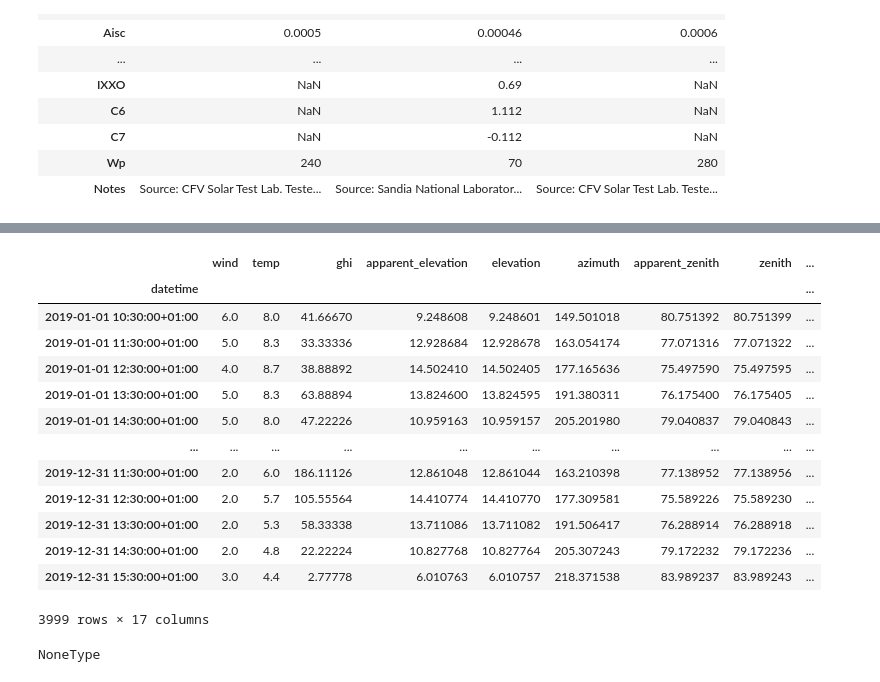
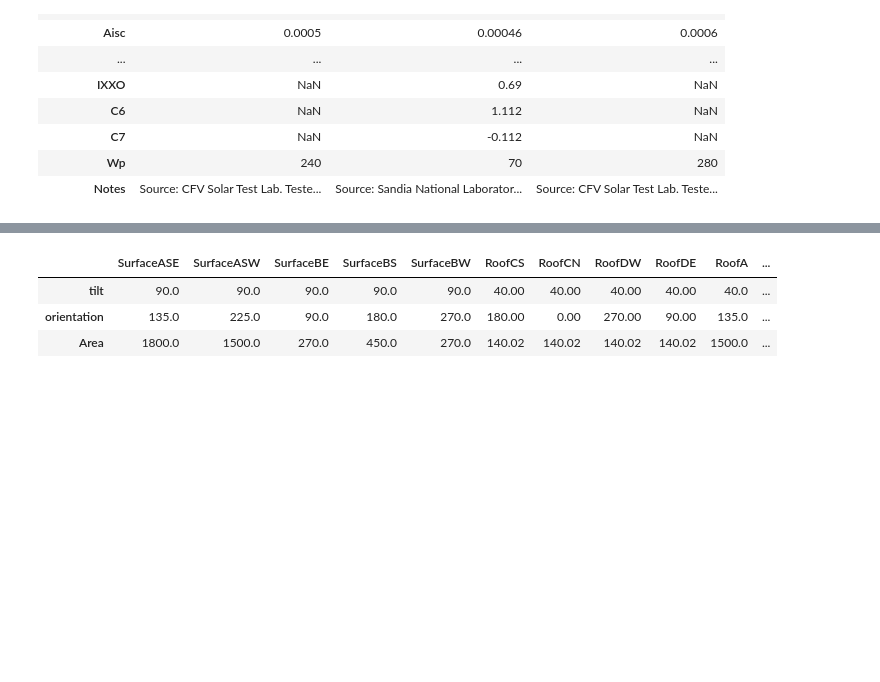
Before and after one commit to ncgarrood/utrechtsmartdistricpartA, a Jupyter notebook: TestingGround.ipynb, the cells around one changed output, grey strips where cells are left out. Cells and saved outputs as stored; diff of their text form; code cells hidden in the pictures; blank space fills up the shorter version.

```diff
--- a/TestingGround.ipynb
+++ b/TestingGround.ipynb
@@ -239,73 +217,68 @@ def get_aoi(Surfaces_angles_areas:dict, location_data, surface):
 
 def get_sapm_effective(location_data, ModuleParameters, surface, module):
 
-    location_data = location_data.dropna()
-
     poa_direct = location_data[surface+'_poa_direct']
     poa_diffuse = location_data[surface+'_poa_diffuse']
     airmass_absolute = location_data[surface+'_abs_airmass']
     aoi = location_data[surface+'_aoi']
     module = ModuleParameters[module]
 
     sapm_parameters = sapm_effective_irradiance(poa_direct, poa_diffuse, airmass_absolute, aoi, module)
+    return sapm_parameters
+
+def get_sapm_cell(location_data, ModuleParameters, surface, module):
+
+    poa_global = location_data[surface+'_poa_global']
+    temp_air = location_data.temp
+    wind_speed = location_data.wind
+    a =  ModuleParameters[module]['A']
+    b =  ModuleParameters[module]['B']
+    deltaT = ModuleParameters[module]['DTC']
+    irrad_ref=1000.0
+
+    sapm_cell_data = sapm_cell(poa_global, temp_air, wind_speed, a, b, deltaT, irrad_ref=1000.0)
+    return sapm_cell_data
+
 
 
 def get_DC_output(location_data:pd.DataFrame, Surfaces_angles_areas:dict, all_surface_POA_data, surface, module):
 
     apparent_zenith = location_data.apparent_zenith
     #add the dhi, aoi to the location_data df.
     sr_aoi = get_aoi(Surfaces_angles_areas, location_data, surface)
     sr_aoi.rename(surface+'_aoi', inplace = True)
     location_data = location_data.assign(dhi_from_dni = lambda df: df.ghi  - np.cos(np.deg2rad(df.zenith))*df.dirindex_DNI)
     location_data = location_data.merge(sr_aoi, left_index=True, right_index=True, how= 'left')
 
     # and relative and abs airmass
     location_data[surface+'_rel_airmass'] = get_relative_airmass(apparent_zenith)
     location_data[surface+'_abs_airmass'] =  get_absolute_airmass(location_data[surface+'_rel_airmass'])
 
     #add the POA data previously defined
     location_data = location_data.merge(all_surface_POA_data.loc[:,[x for x in all_surface_POA_data.columns if surface in x]], left_index=True, right_index=True, how= 'left')
 
     #add the SAPM Effective Irradiance Output
+    sapm_eff_irr = (get_sapm_effective(location_data, ModuleParameters, surface, module))
+    location_data[surface+'_SAPM_eff_irr'] = sapm_eff_irr
 
-    #sapm_parameters = (get_sapm_effective(location_data, ModuleParameters, surface, module))
-    #location_data[surface+'_SAPM']
+    #add the SAPM Cell info
+    sapm_celltemp = get_sapm_cell(location_data, ModuleParameters, surface, module)
+    location_data[surface+'_SAPM_cell_temp'] = sapm_celltemp
+
+    #calculate the power output
+    effective_irradiance =  location_data[surface+'_SAPM_eff_irr']
+    temp_cell = location_data[surface+'_SAPM_cell_temp']
+    module = ModuleParameters[module]
+    power_df = sapm(effective_irradiance, temp_cell, module)
+
+    location_data[surface+'_p_mp'] = power_df['p_mp']
+
     return location_data
-    #return sapm_parameters
 
-eind_POAs = get_DC_output(Eind_data, Surfaces_angles_areas, all_surface_POA_data, 'SurfaceASE', 'CdTe')
-#get_aoi(Surfaces_Panel_info, Eind_data)
-#get_sapm_effective(Eind_data, ModuleParameters, 'SurfaceASE', 'HIT')
-eind_POAs.dropna(how = 'any')
-eind_POAs
+Eind_data
+Surfaces_angles_areas
 # %% [output]
-|  | wind | temp | ghi | apparent_elevation | elevation | azimuth | apparent_zenith | zenith | ... |
-| datetime |  |  |  |  |  |  |  |  | ... |
-| 2019-01-01 10:30:00+01:00 | 6.0 | 8.0 | 41.66670 | 9.248608 | 9.248601 | 149.501018 | 80.751392 | 80.751399 | ... |
-| 2019-01-01 11:30:00+01:00 | 5.0 | 8.3 | 33.33336 | 12.928684 | 12.928678 | 163.054174 | 77.071316 | 77.071322 | ... |
-| 2019-01-01 12:30:00+01:00 | 4.0 | 8.7 | 38.88892 | 14.502410 | 14.502405 | 177.165636 | 75.497590 | 75.497595 | ... |
-| 2019-01-01 13:30:00+01:00 | 5.0 | 8.3 | 63.88894 | 13.824600 | 13.824595 | 191.380311 | 76.175400 | 76.175405 | ... |
-| 2019-01-01 14:30:00+01:00 | 5.0 | 8.0 | 47.22226 | 10.959163 | 10.959157 | 205.201980 | 79.040837 | 79.040843 | ... |
-| ... | ... | ... | ... | ... | ... | ... | ... | ... | ... |
-| 2019-12-31 11:30:00+01:00 | 2.0 | 6.0 | 186.11126 | 12.861048 | 12.861044 | 163.210398 | 77.138952 | 77.138956 | ... |
-| 2019-12-31 12:30:00+01:00 | 2.0 | 5.7 | 105.55564 | 14.410774 | 14.410770 | 177.309581 | 75.589226 | 75.589230 | ... |
-| 2019-12-31 13:30:00+01:00 | 2.0 | 5.3 | 58.33338 | 13.711086 | 13.711082 | 191.506417 | 76.288914 | 76.288918 | ... |
-| 2019-12-31 14:30:00+01:00 | 2.0 | 4.8 | 22.22224 | 10.827768 | 10.827764 | 205.307243 | 79.172232 | 79.172236 | ... |
-| 2019-12-31 15:30:00+01:00 | 3.0 | 4.4 | 2.77778 | 6.010763 | 6.010757 | 218.371538 | 83.989237 | 83.989243 | ... |
+|  | SurfaceASE | SurfaceASW | SurfaceBE | SurfaceBS | SurfaceBW | RoofCS | RoofCN | RoofDW | RoofDE | RoofA | ... |
+| tilt | 90.0 | 90.0 | 90.0 | 90.0 | 90.0 | 40.00 | 40.00 | 40.00 | 40.00 | 40.0 | ... |
+| orientation | 135.0 | 225.0 | 90.0 | 180.0 | 270.0 | 180.00 | 0.00 | 270.00 | 90.00 | 135.0 | ... |
+| Area | 1800.0 | 1500.0 | 270.0 | 450.0 | 270.0 | 140.02 | 140.02 | 140.02 | 140.02 | 1500.0 | ... |
-3999 rows × 17 columns
-# %%
-sapm = get_sapm_effective(eind_POAs, ModuleParameters, 'SurfaceASE', 'CdTe' )
-type(sapm)
-
-# def get_sapm_effective(location_data, ModuleParameters, surface, module):
-#     poa_direct = location_data[surface+'_poa_direct']
-#     poa_diffuse = location_data[surface+'_poa_diffuse']
-#     airmass_absolute = location_data[surface+'_abs_airmass']
-#     aoi = location_data[surface+'_aoi']
-#     module = ModuleParameters[module]
-
-#     sapm_parameters = sapm_effective_irradiance(poa_direct, poa_diffuse, airmass_absolute, aoi, module)
-
-#sapm
-# %% [output]
-NoneType
```
Also changed, not shown: parts of 7 cells of this notebook, 1 other file.
